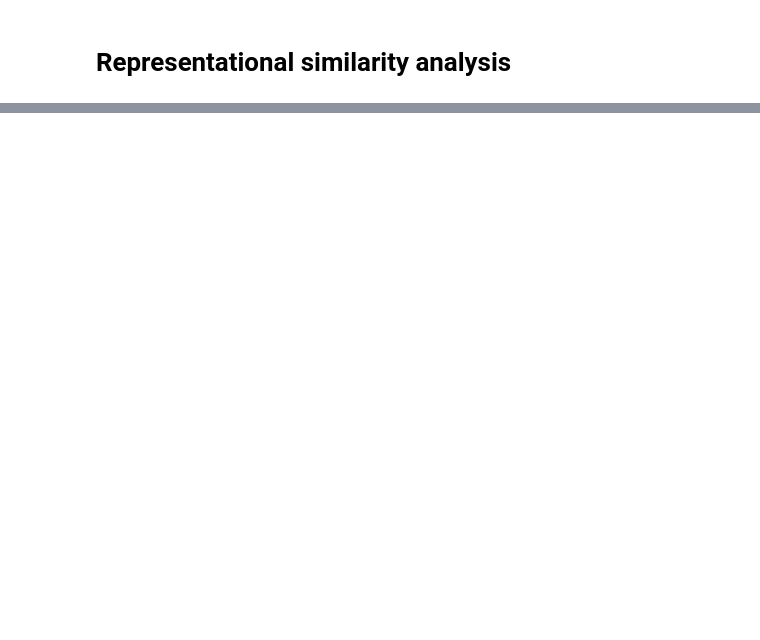
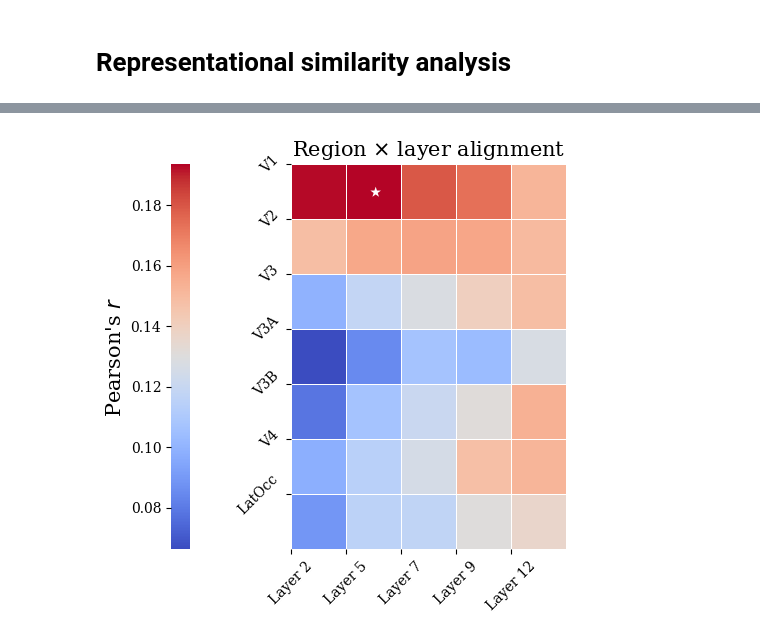
Before and after one commit to w-decker/NMA_DL_Project, a Jupyter notebook: NMA_DL_Project.ipynb, the cells around one changed output, grey strips where cells are left out. Cells and saved outputs as stored; diff of their text form; code cells hidden in the pictures; blank space fills up the shorter version.

```diff
--- a/NMA_DL_Project.ipynb
+++ b/NMA_DL_Project.ipynb
@@ -383,7 +427,7 @@ AlexNet(
 transform = transforms.Compose([
     transforms.Resize((224,224)), # resize the images to 224x24 pixels
     transforms.ToTensor(), # convert the images to a PyTorch tensor
-    transforms.Normalize([0.485, 0.456, 0.406], [0.229, 0.224, 0.225]) # normalize the images color channels
+    # transforms.Normalize([0.485, 0.456, 0.406], [0.229, 0.224, 0.225]) # normalize the images color channels
 ])
 # %% [markdown]
 # Create `Dataset` for images and corresponding labels
@@ -552,0 +565,15 @@ array([0, 1, 2, 3])
+# %%
+feature_idxs = [2, 5, 7, 9, 12]
+rois = data['roi_names'][data['roi_names'] != 'Other']
+# %%
+corr_matrix = np.zeros((len(rois), len(feature_idxs)))
+
+for i, idx in tqdm(enumerate(feature_idxs)):
+  layer = finetuned_model.features[idx]
+  activations = get_activations(finetuned_model, layer, test_imgs_dataloader)
+  pooled_activations = activations.mean(axis=(2, 3))
+  for j, roi_name in enumerate(rois):
+    fmri_roi_response = data['responses_test'][test][:, [i for (i, l) in enumerate(data['roi']) if data['roi_names'][l] == roi_name]]
+    correlation = rsa(fmri_roi_response, pooled_activations)
+    print(f'Correlation for: layer ({idx}) | roi ({roi_name}): {correlation}')
+    corr_matrix[j][i] = correlation
@@ -552,0 +600,3 @@ array([0, 1, 2, 3])
+# %%
+p_values = rsa_permutation(corr_matrix, n_perm=1000)
+p_values
@@ -552,0 +611,29 @@ array([0, 1, 2, 3])
+# %%
+##### customize here #####
+cmap = 'coolwarm'
+##########################
+
+# Creating a mask for significant p-values
+annotations = np.empty_like(p_values, dtype=object)
+annotations[p_values < 0.001] = r'$\star \star \star$'
+annotations[(p_values < 0.01) & (p_values >= 0.001)] = r'$\star \star$'
+annotations[(p_values < 0.05) & (p_values >= 0.01)] = r'$\star$'
+annotations[p_values >= 0.05] = ''
+
+plt.figure(figsize=(13, 5))
+ax = sns.heatmap(corr_matrix, annot=annotations, fmt='', cmap=cmap,
+                 cbar_kws={'label': r"Pearson's $r$", "location":"left"}, square=True, linewidths=.5,
+                 annot_kws={'fontstyle':'oblique', 'fontsize':20})
+
+# Set the colorbar label font size
+colorbar = ax.collections[0].colorbar
+colorbar.set_label(r"Pearson's $r$", fontsize=15)
+
+plt.yticks(ticks=np.arange(len(rois)), labels=rois, rotation=45)
+plt.xticks(ticks=np.arange(len(feature_idxs)), labels=[f'Layer {i}' for i in feature_idxs], rotation=45)
+
+plt.title(r'Region $\times$ layer alignment', fontsize=15)
+
+plt.show()
+# %% [output]
+[figure, added]
```
Also changed, not shown: parts of 19 cells of this notebook.
